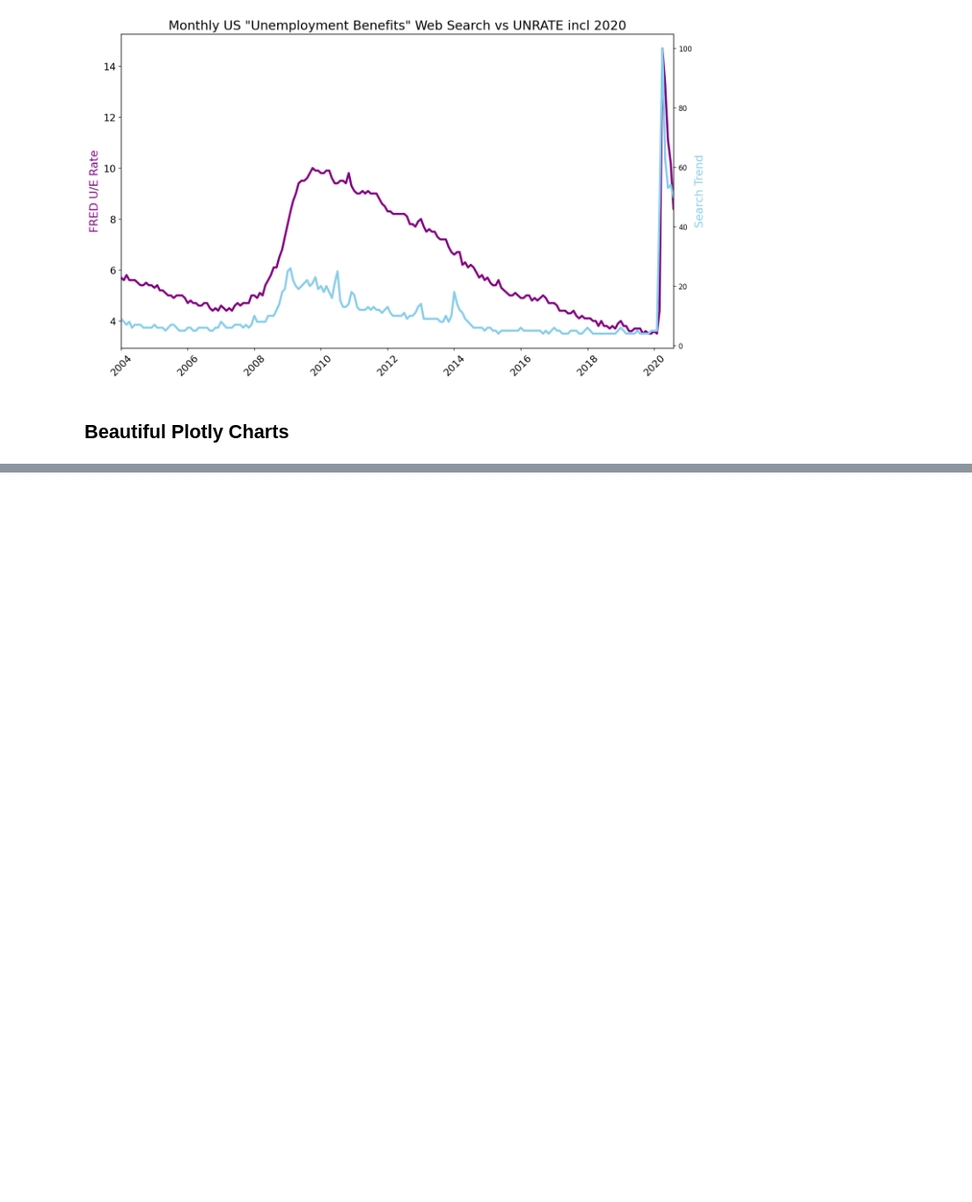
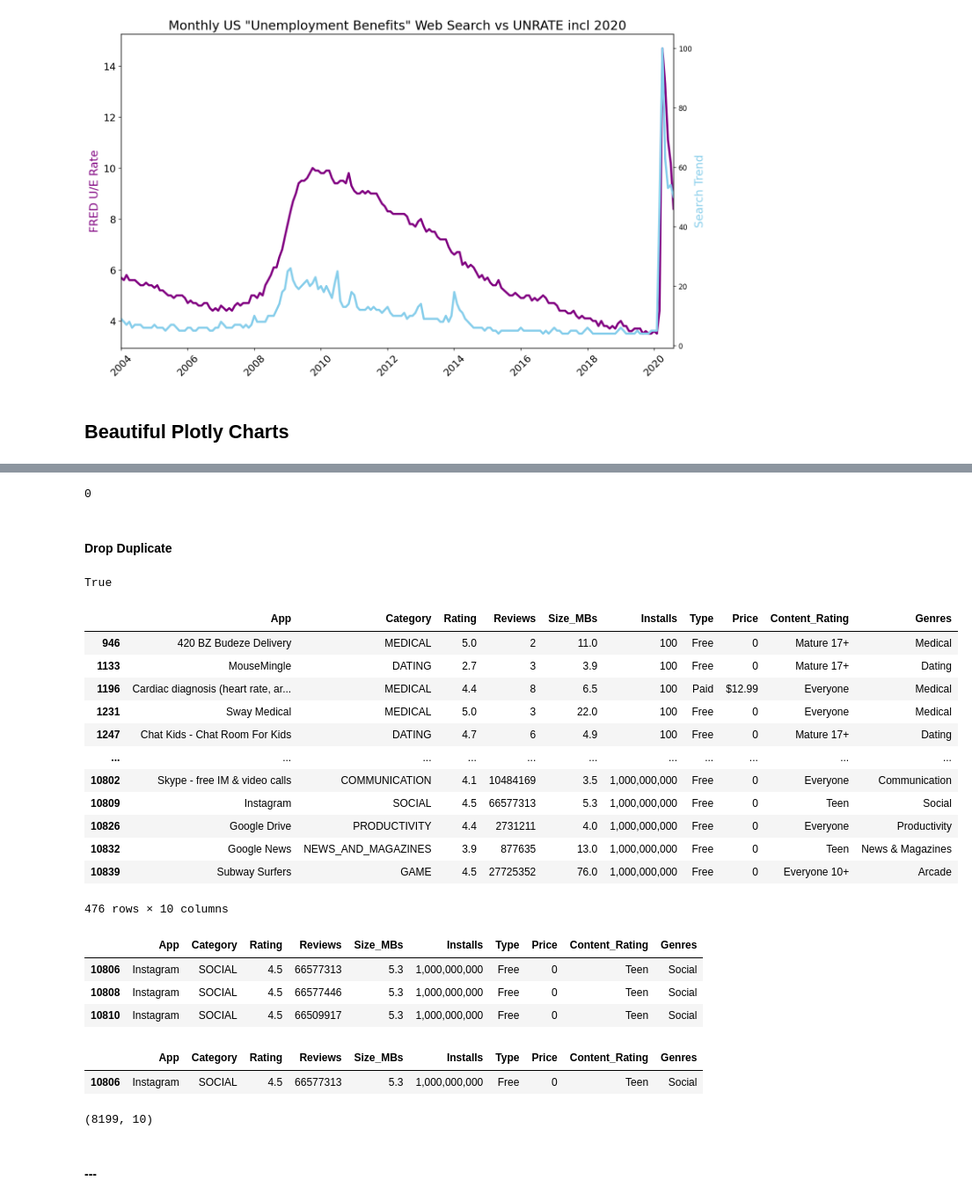
Before and after one commit to hyomss/2024Summer-Self-Study, a Jupyter notebook: Python_Data_Manipulation.ipynb, the cells around one changed output, grey strips where cells are left out. Shown at 88% size. Saved outputs shown, nothing was run; the diff lists cells and outputs as text; code cells hidden in the pictures; blank space fills up the shorter version.

```diff
--- a/Python_Data_Manipulation.ipynb
+++ b/Python_Data_Manipulation.ipynb
@@ -991,3 +991,8 @@ plt.show()
 [figure]
 # %% [markdown]
 ## Beautiful Plotly Charts
+# %%
+import pandas as pd
+
+df_apps = pd.read_csv('apps.csv')
+df_apps.head()
@@ -993,0 +1029,2 @@ plt.show()
+# %%
+df_apps.drop(['Last_Updated','Android_Ver'], axis = 1, inplace=True)
@@ -993,0 +1042,27 @@ plt.show()
+# %%
+df_apps_clean = df_apps.dropna()
+df_apps_clean.isna().values.sum()
+# %% [output]
+0
+# %% [markdown]
+#### Drop Duplicate
+# %%
+df_apps_clean.duplicated().any()
+# %% [output]
+True
+# %%
+df_apps_clean[df_apps_clean.duplicated()]
+# %% [output]
+|  | App | Category | Rating | Reviews | Size_MBs | Installs | Type | Price | Content_Rating | Genres |
+| 946 | 420 BZ Budeze Delivery | MEDICAL | 5.0 | 2 | 11.0 | 100 | Free | 0 | Mature 17+ | Medical |
+| 1133 | MouseMingle | DATING | 2.7 | 3 | 3.9 | 100 | Free | 0 | Mature 17+ | Dating |
+| 1196 | Cardiac diagnosis (heart rate, ar... | MEDICAL | 4.4 | 8 | 6.5 | 100 | Paid | $12.99 | Everyone | Medical |
+| 1231 | Sway Medical | MEDICAL | 5.0 | 3 | 22.0 | 100 | Free | 0 | Everyone | Medical |
+| 1247 | Chat Kids - Chat Room For Kids | DATING | 4.7 | 6 | 4.9 | 100 | Free | 0 | Mature 17+ | Dating |
+| ... | ... | ... | ... | ... | ... | ... | ... | ... | ... | ... |
+| 10802 | Skype - free IM & video calls | COMMUNICATION | 4.1 | 10484169 | 3.5 | 1,000,000,000 | Free | 0 | Everyone | Communication |
+| 10809 | Instagram | SOCIAL | 4.5 | 66577313 | 5.3 | 1,000,000,000 | Free | 0 | Teen | Social |
+| 10826 | Google Drive | PRODUCTIVITY | 4.4 | 2731211 | 4.0 | 1,000,000,000 | Free | 0 | Everyone | Productivity |
+| 10832 | Google News | NEWS_AND_MAGAZINES | 3.9 | 877635 | 13.0 | 1,000,000,000 | Free | 0 | Teen | News & Magazines |
+| 10839 | Subway Surfers | GAME | 4.5 | 27725352 | 76.0 | 1,000,000,000 | Free | 0 | Everyone 10+ | Arcade |
+476 rows × 10 columns
@@ -993,0 +1071,19 @@ plt.show()
+# %%
+df_apps_clean[df_apps_clean.App == 'Instagram'] # Still remains
+# %% [output]
+|  | App | Category | Rating | Reviews | Size_MBs | Installs | Type | Price | Content_Rating | Genres |
+| 10806 | Instagram | SOCIAL | 4.5 | 66577313 | 5.3 | 1,000,000,000 | Free | 0 | Teen | Social |
+| 10808 | Instagram | SOCIAL | 4.5 | 66577446 | 5.3 | 1,000,000,000 | Free | 0 | Teen | Social |
+| 10810 | Instagram | SOCIAL | 4.5 | 66509917 | 5.3 | 1,000,000,000 | Free | 0 | Teen | Social |
+# %%
+df_apps_clean = df_apps_clean.drop_duplicates(subset=['App', 'Type', 'Price'])
+df_apps_clean[df_apps_clean.App == 'Instagram']
+# %% [output]
+|  | App | Category | Rating | Reviews | Size_MBs | Installs | Type | Price | Content_Rating | Genres |
+| 10806 | Instagram | SOCIAL | 4.5 | 66577313 | 5.3 | 1,000,000,000 | Free | 0 | Teen | Social |
+# %%
+df_apps_clean.shape
+# %% [output]
+(8199, 10)
+# %% [markdown]
+#### ---
```
Also changed, not shown: parts of 44 cells of this notebook.
